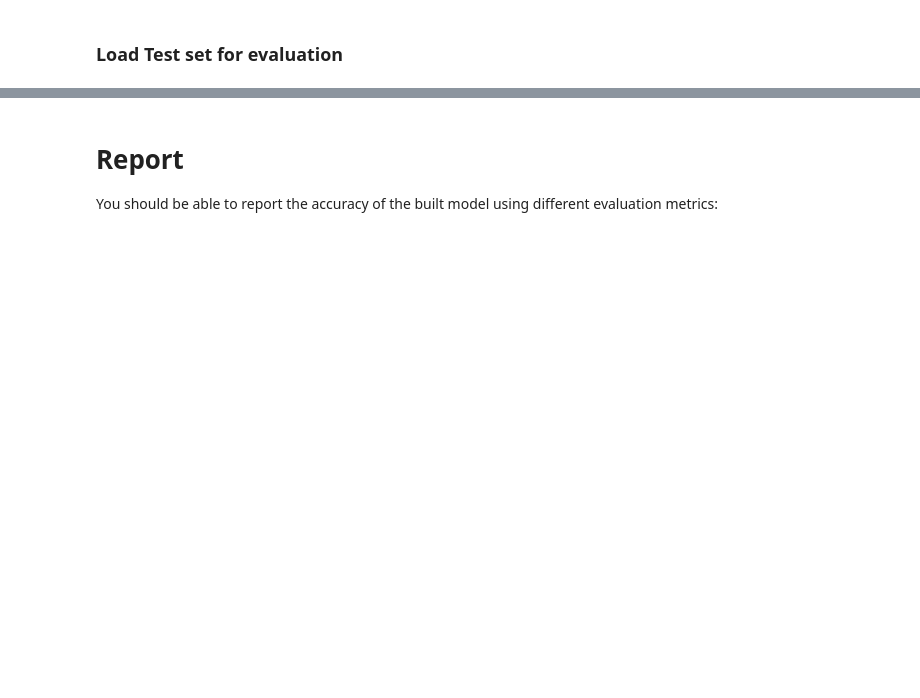
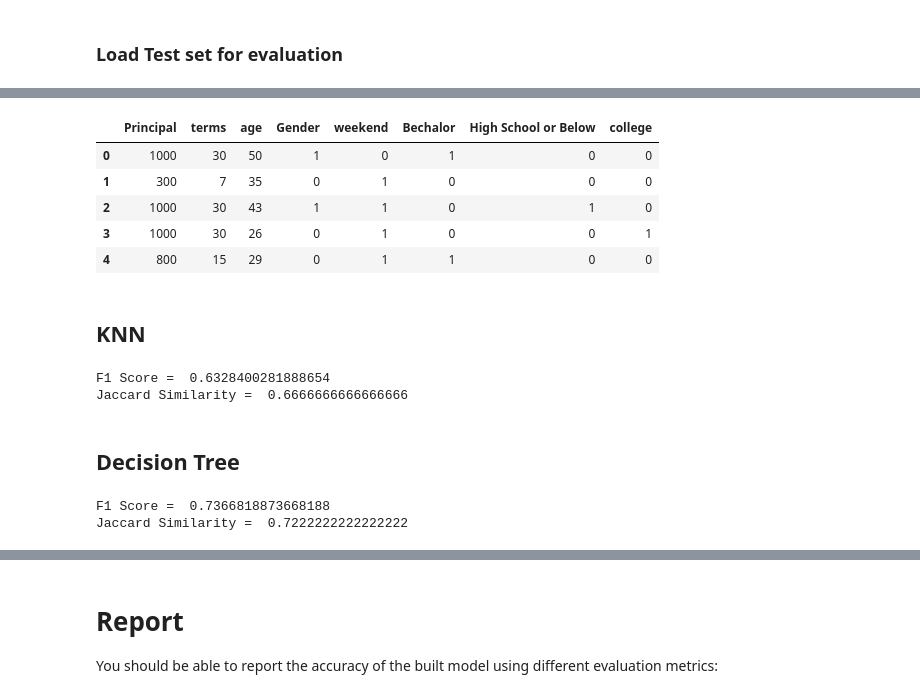
Before and after one commit to suportevga/machine-learning-with-python, a Jupyter notebook: Final Project.ipynb, the cells around one changed output, grey strips where cells are left out. Drawn from its saved outputs; the diff is of its cells as text; code cells hidden in the pictures; blank space fills up the shorter version.

```diff
--- a/Final Project.ipynb
+++ b/Final Project.ipynb
@@ -308,0 +523,12 @@ test_df.head()
+# %%
+test_Feature = test_df[['Principal','terms','age','Gender','weekend']]
+test_Feature = pd.concat([test_Feature,pd.get_dummies(test_df['education'])], axis=1)
+test_Feature.drop(['Master or Above'], axis = 1,inplace=True)
+test_Feature.head()
+# %% [output]
+|  | Principal | terms | age | Gender | weekend | Bechalor | High School or Below | college |
+| 0 | 1000 | 30 | 50 | 1 | 0 | 1 | 0 | 0 |
+| 1 | 300 | 7 | 35 | 0 | 1 | 0 | 0 | 0 |
+| 2 | 1000 | 30 | 43 | 1 | 1 | 0 | 1 | 0 |
+| 3 | 1000 | 30 | 26 | 0 | 1 | 0 | 0 | 1 |
+| 4 | 800 | 15 | 29 | 0 | 1 | 1 | 0 | 0 |
@@ -308,0 +539,18 @@ test_df.head()
+# %% [markdown]
+## KNN
+# %%
+yhat_knn=neigh.predict(test_X)
+print("F1 Score = ", f1_score(test_y, yhat_knn, average='weighted'))
+print( "Jaccard Similarity = ", jaccard_similarity_score(test_y, yhat_knn))
+# %% [output]
+F1 Score =  0.6328400281888654
+Jaccard Similarity =  0.6666666666666666
+# %% [markdown]
+## Decision Tree
+# %%
+yhat_ds = loanTree.predict(test_X)
+print("F1 Score = ", f1_score(test_y, yhat_ds, average='weighted'))
+print( "Jaccard Similarity = ", jaccard_similarity_score(test_y, yhat_ds))
+# %% [output]
+F1 Score =  0.7366818873668188
+Jaccard Similarity =  0.7222222222222222
```
Also changed, not shown: parts of 34 cells of this notebook.
